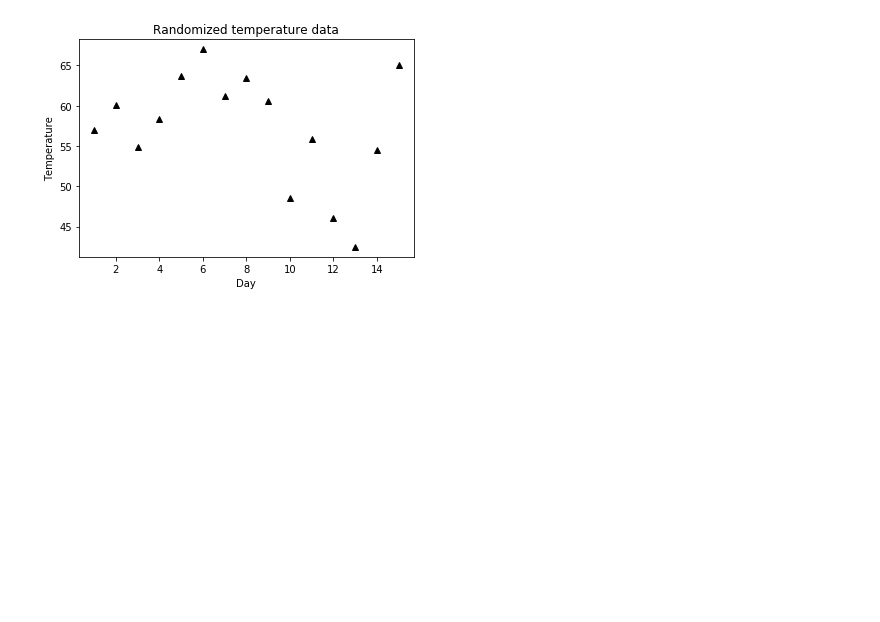
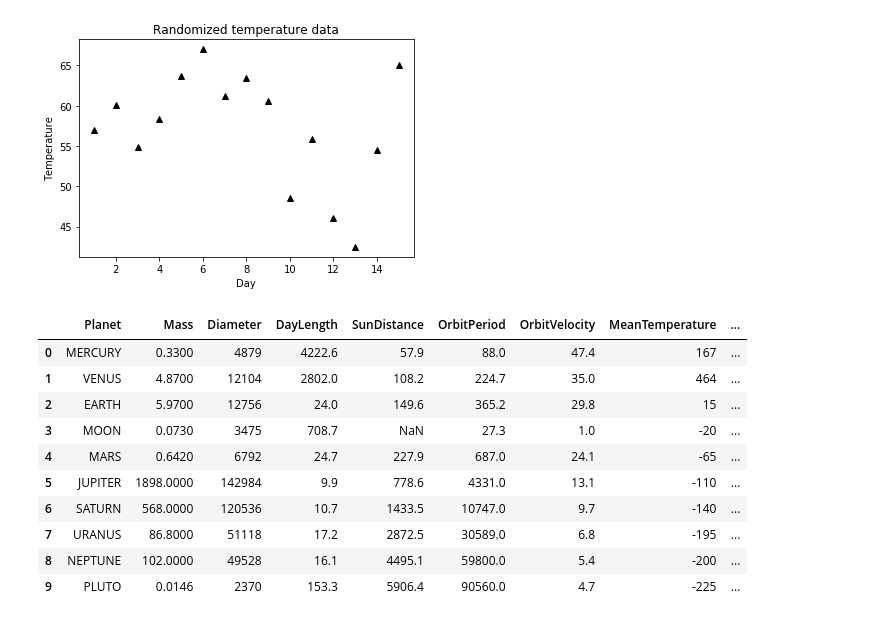
Before and after one commit to samy280497/datawrangling, a Jupyter notebook: Python data wrangling complete notebook.ipynb, the cells around one changed output. Saved outputs shown, nothing was run; the diff lists cells and outputs as text; code cells hidden in the pictures; blank space fills up the shorter version.

```diff
--- a/Python data wrangling complete notebook.ipynb
+++ b/Python data wrangling complete notebook.ipynb
@@ -396,0 +405,16 @@ plt.show()
+# %%
+planets = pd.read_csv('Planets.csv')
+# %%
+planets
+# %% [output]
+|  | Planet | Mass | Diameter | DayLength | SunDistance | OrbitPeriod | OrbitVelocity | MeanTemperature | ... |
+| 0 | MERCURY | 0.3300 | 4879 | 4222.6 | 57.9 | 88.0 | 47.4 | 167 | ... |
+| 1 | VENUS | 4.8700 | 12104 | 2802.0 | 108.2 | 224.7 | 35.0 | 464 | ... |
+| 2 | EARTH | 5.9700 | 12756 | 24.0 | 149.6 | 365.2 | 29.8 | 15 | ... |
+| 3 | MOON | 0.0730 | 3475 | 708.7 | NaN | 27.3 | 1.0 | -20 | ... |
+| 4 | MARS | 0.6420 | 6792 | 24.7 | 227.9 | 687.0 | 24.1 | -65 | ... |
+| 5 | JUPITER | 1898.0000 | 142984 | 9.9 | 778.6 | 4331.0 | 13.1 | -110 | ... |
+| 6 | SATURN | 568.0000 | 120536 | 10.7 | 1433.5 | 10747.0 | 9.7 | -140 | ... |
+| 7 | URANUS | 86.8000 | 51118 | 17.2 | 2872.5 | 30589.0 | 6.8 | -195 | ... |
+| 8 | NEPTUNE | 102.0000 | 49528 | 16.1 | 4495.1 | 59800.0 | 5.4 | -200 | ... |
+| 9 | PLUTO | 0.0146 | 2370 | 153.3 | 5906.4 | 90560.0 | 4.7 | -225 | ... |
```
Also changed, not shown: parts of 2 cells of this notebook, 1 other file.
